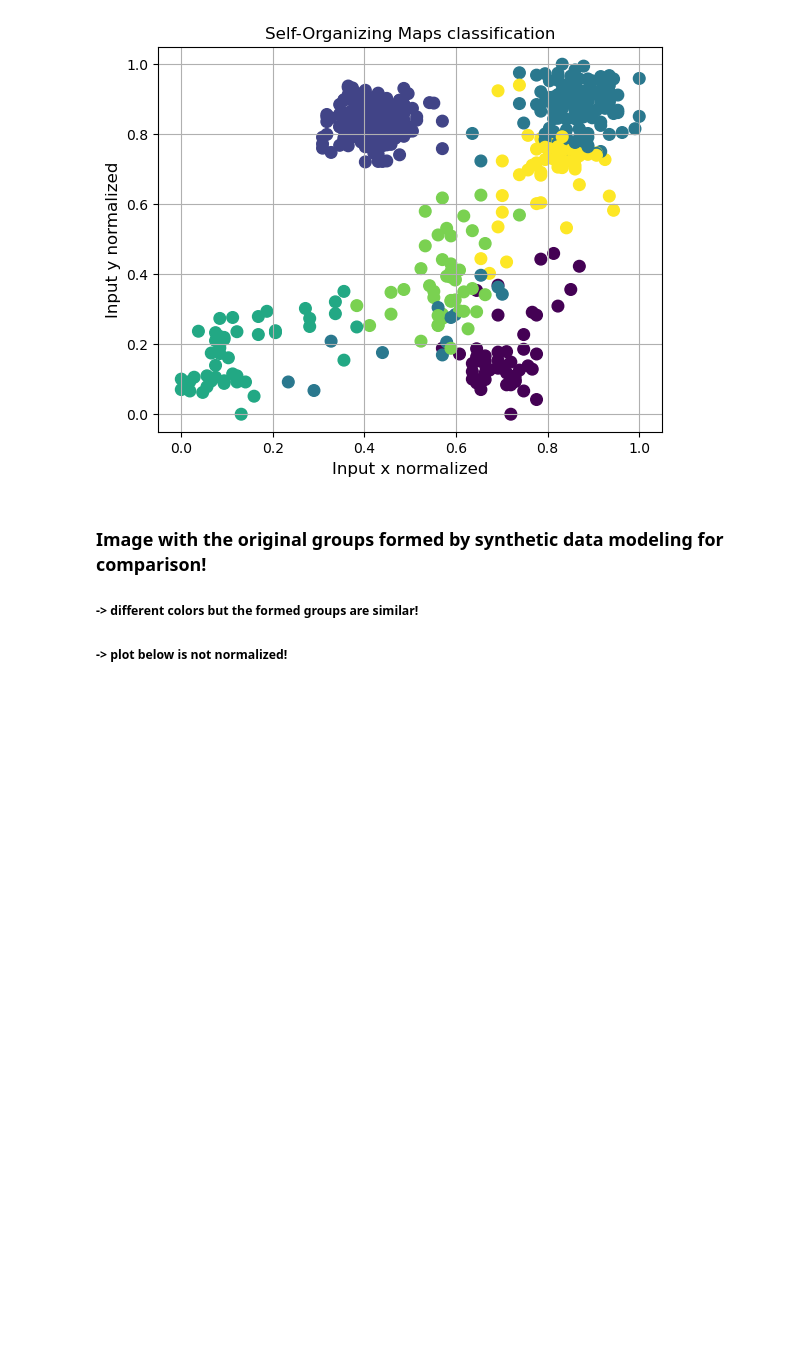
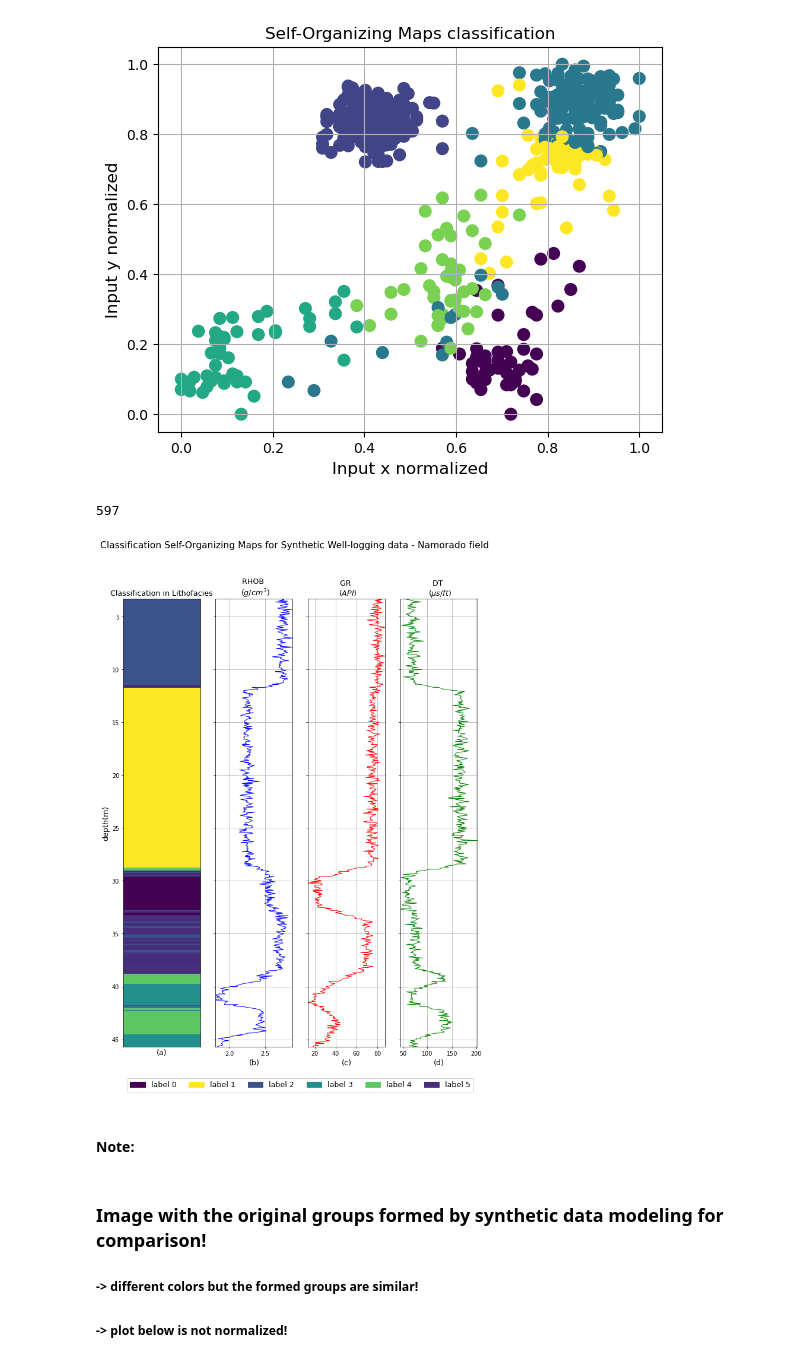
Before and after one commit to Ibsen-Gomes/Self_Organizing_Maps, a Jupyter notebook: SOM_notebook.ipynb, the cells around one changed output. Saved outputs shown, nothing was run; the diff lists cells and outputs as text; code cells hidden in the pictures; blank space fills up the shorter version.

```diff
--- a/SOM_notebook.ipynb
+++ b/SOM_notebook.ipynb
@@ -402,6 +404,53 @@ index = Self_Organizing_Maps.SOM_class(data_class,
 Self_Organizing_Maps.Crossplot(index, data_class, 0, 1)
 # %% [output]
 [figure]
+# %%
+np.size(index)
+# %% [output]
+597
+# %%
+dicio = {0: ['#440154', 'label 0', 221,160,221, 255],
+         1: ['#fde725', 'label 1', 153,50,204, 255],
+         2: ['#3b528b', 'label 2', 0,0,128, 255],
+         3: ['#21908c', 'label 3', 75,0,130, 255],
+         4: ['#5dc863', 'label 4', 148,0,211, 255],
+         5: ['#472d7b', 'label 5', 255,0,255, 255],
+         }
+# %%
+def order(x):
+    """Cria uma lista começando do zero com o mesmo tamanho do dicionario"""
+    r= [0]
+    for i in range(x-1):
+        i=i+1
+        r.append(i)
+    return r
+
+
+padrao={'comprimento':11,
+            'altura':14,
+        'titulo_geral': 'Classification Self-Organizing Maps for Synthetic Well-logging data - Namorado field'
+         }
+
+figure2 = plm2(4, padrao)
+
+figure2.plot_l2(0,np.array(index), np.array(data_2['prof']),
+                dicio,{'titulo':'Classification in Lithofacies',
+                       'descricao_y':'depth(m)','descricao_x':'(a)'})
+
+figure2.plot_s(1,data_2['rhob'],data_2['prof'],
+               {'titulo':'RHOB \n $(g/cm^{3})$','cor':'b','descricao_x':'(b)'})
+
+figure2.plot_s(2,data_2['gr'],data_2['prof'],
+               {'titulo':'GR \n $(API)$','cor':'r','descricao_x':'(c)'})
+
+figure2.plot_s(3,data_2['dt'],data_2['prof'],
+               {'titulo':'DT \n $(\mu s/ft)$','cor':'g','descricao_x':'(d)'})
+
+figure2.legenda({'ancoragem':(0.05, 0.08, 4.5, -0.15),'colunas':6,'ordem':order(len(dicio)) })
+# %% [output]
+[figure, added]
+# %% [markdown]
+#### Note:
 # %% [markdown]
 ### Image with the original groups formed by synthetic data modeling for comparison!
 
```
Also changed, not shown: parts of 3 cells of this notebook.
